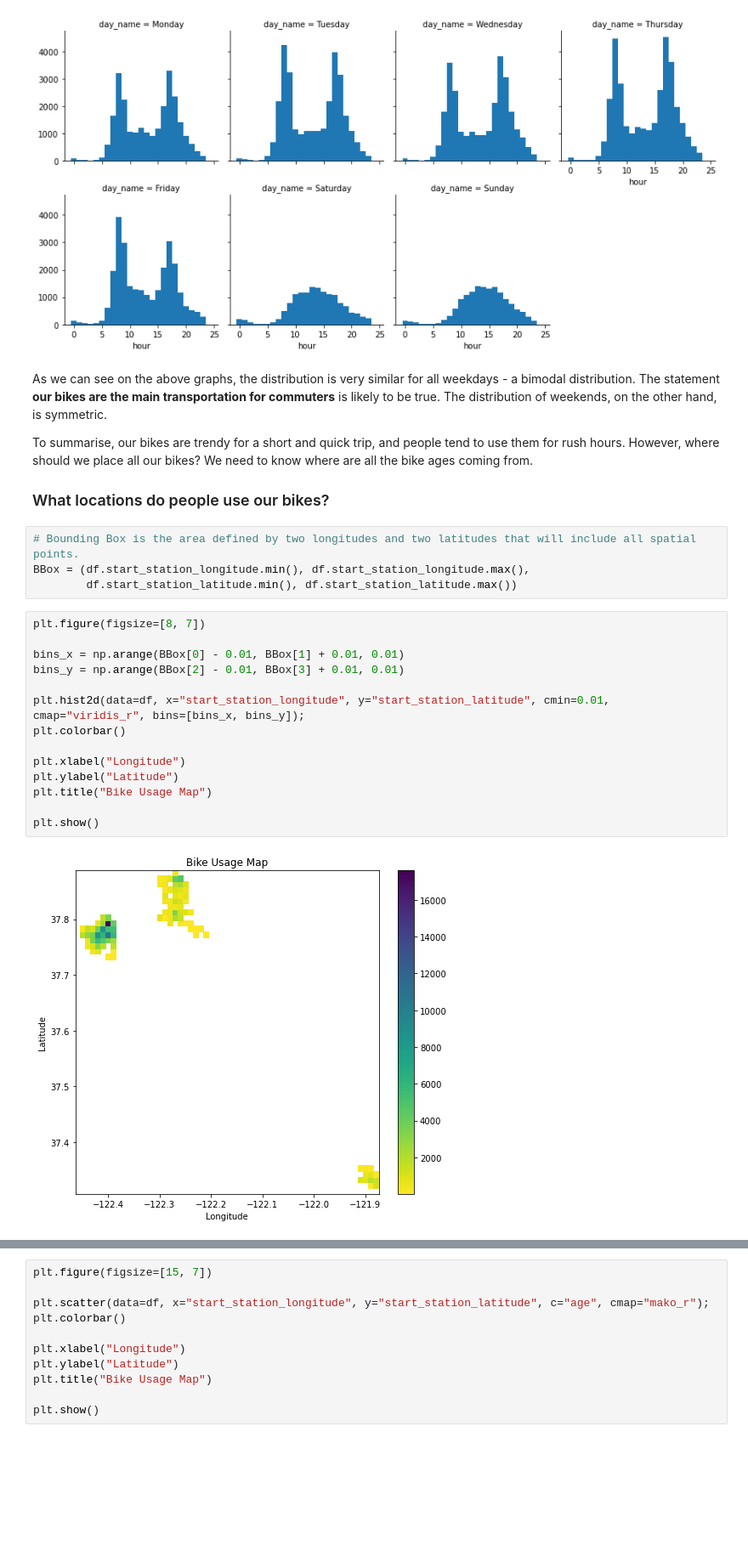
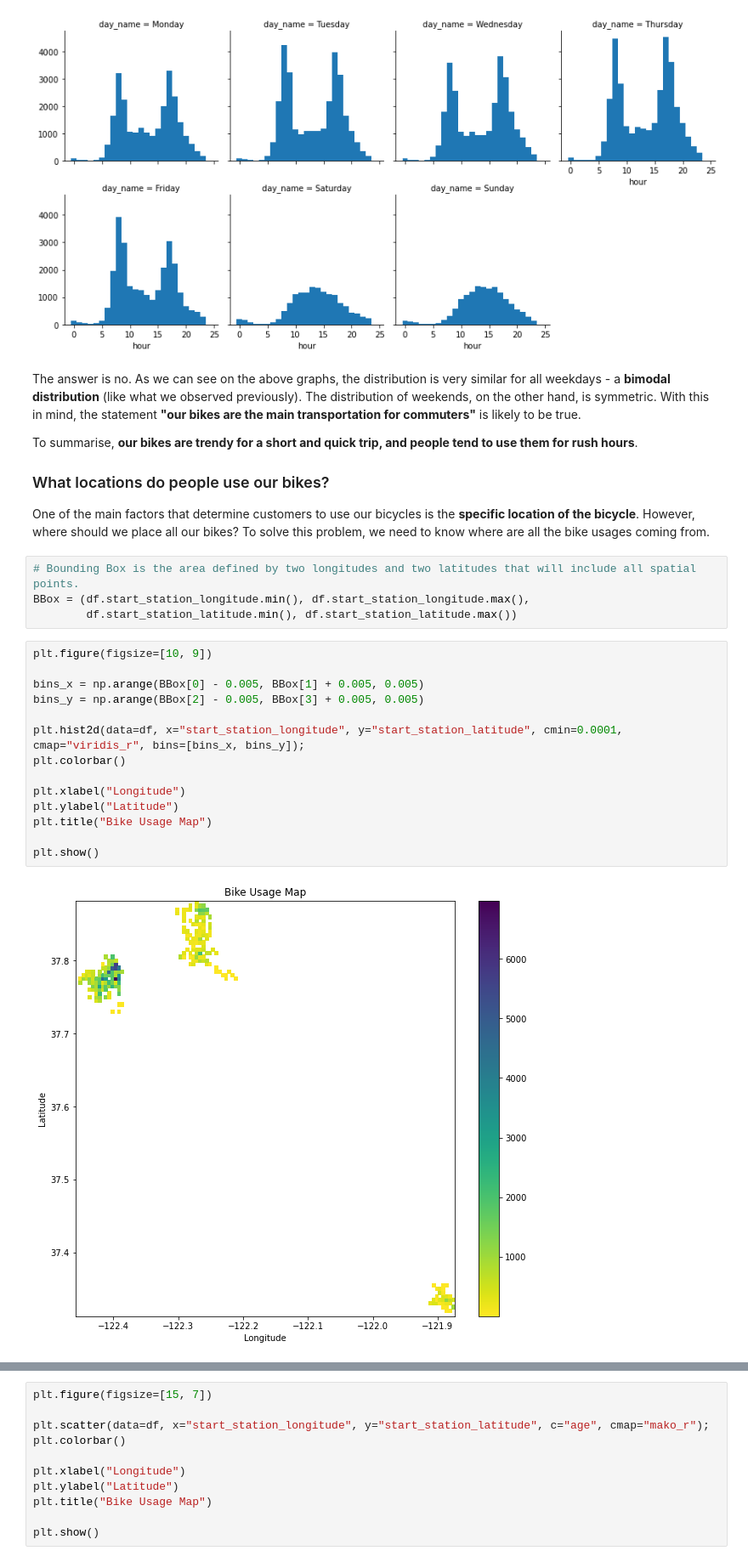
Before and after one commit to chefZau/Bike-System-Data-Exploration, a Jupyter notebook: BikeSystemExploration.ipynb, the cells around one changed output, grey strips where cells are left out. Shown at 85% size. Drawn from its saved outputs; the diff is of its cells as text; blank space fills up the shorter version.

```diff
--- a/BikeSystemExploration.ipynb
+++ b/BikeSystemExploration.ipynb
@@ -355,31 +326,33 @@ g.map(plt.hist, 'hour', bins=bin_edges);
 # %% [output]
 [figure]
 # %% [markdown]
-As we can see on the above graphs, the distribution is very similar for all weekdays - a bimodal distribution. The statement **our bikes are the main transportation for commuters** is likely to be true. The distribution of weekends, on the other hand, is symmetric.
+The answer is no. As we can see on the above graphs, the distribution is very similar for all weekdays - a **bimodal distribution** (like what we observed previously). The distribution of weekends, on the other hand, is symmetric. With this in mind, the statement **"our bikes are the main transportation for commuters"** is likely to be true.
 
-To summarise, our bikes are trendy for a short and quick trip, and people tend to use them for rush hours. However, where should we place all our bikes? We need to know where are all the bike ages coming from.
+To summarise, **our bikes are trendy for a short and quick trip, and people tend to use them for rush hours**.
 
 ### What locations do people use our bikes?
+
+One of the main factors that determine customers to use our bicycles is the **specific location of the bicycle**. However, where should we place all our bikes? To solve this problem, we need to know where are all the bike usages coming from.
 # %%
 # Bounding Box is the area defined by two longitudes and two latitudes that will include all spatial points.
 BBox = (df.start_station_longitude.min(), df.start_station_longitude.max(),
         df.start_station_latitude.min(), df.start_station_latitude.max())
 # %%
-plt.figure(figsize=[8, 7])
+plt.figure(figsize=[10, 9])
 
-bins_x = np.arange(BBox[0] - 0.01, BBox[1] + 0.01, 0.01)
-bins_y = np.arange(BBox[2] - 0.01, BBox[3] + 0.01, 0.01)
+bins_x = np.arange(BBox[0] - 0.005, BBox[1] + 0.005, 0.005)
+bins_y = np.arange(BBox[2] - 0.005, BBox[3] + 0.005, 0.005)
 
-plt.hist2d(data=df, x="start_station_longitude", y="start_station_latitude", cmin=0.01, cmap="viridis_r", bins=[bins_x, bins_y]);
+plt.hist2d(data=df, x="start_station_longitude", y="start_station_latitude", cmin=0.0001, cmap="viridis_r", bins=[bins_x, bins_y]);
 plt.colorbar()
 
 plt.xlabel("Longitude")
 plt.ylabel("Latitude")
 plt.title("Bike Usage Map")
 
 plt.show()
 # %% [output]
-[figure, old version]
+[figure, new version]
 # %% [markdown]
 <div style="padding-left: 50px;">
 
```
Also changed, not shown: parts of 38 cells of this notebook.
